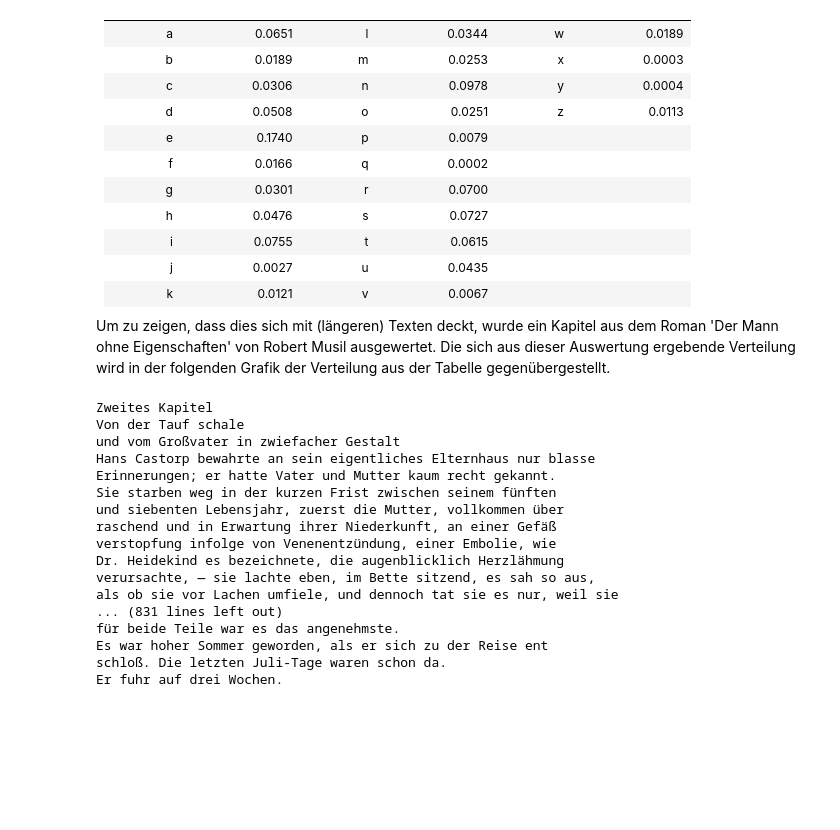
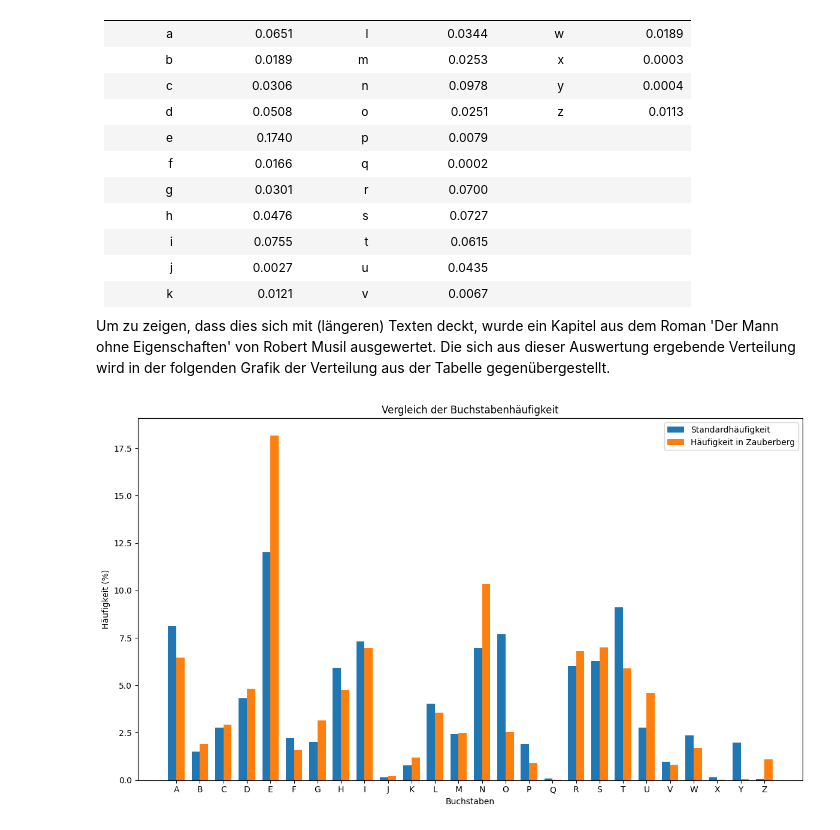
Before and after one commit to SkriptenMk/I_fP_24-28, a Jupyter notebook: docs/250919_vigenere/vigenere.ipynb, the cells around one changed output. Drawn from its saved outputs; the diff is of its cells as text; code cells hidden in the pictures; blank space fills up the shorter version.

Commit message:
Analysiere die Buchstabenverteilung im Zauberberg

```diff
--- a/docs/250919_vigenere/vigenere.ipynb
+++ b/docs/250919_vigenere/vigenere.ipynb
@@ -38,23 +38,3 @@ with pdfplumber.open("C:/Users/jcms/Zotero/storage/Q44XL4TW/Mann_1989_Der Zauber
     for i, pg in enumerate(pages):
         if i >= 23 and i < 42:
             text += pages[i].extract_text() + "\n"
-# %%
-print(text)
-# %% [output]
-Zweites Kapitel
-Von der Tauf schale
-und vom Großvater in zwiefacher Gestalt
-Hans Castorp bewahrte an sein eigentliches Elternhaus nur blasse
-Erinnerungen; er hatte Vater und Mutter kaum recht gekannt.
-Sie starben weg in der kurzen Frist zwischen seinem fünften
-und siebenten Lebensjahr, zuerst die Mutter, vollkommen über­
-raschend und in Erwartung ihrer Niederkunft, an einer Gefäß­
-verstopfung infolge von Venenentzündung, einer Embolie, wie
-Dr. Heidekind es bezeichnete, die augenblicklich Herzlähmung
-verursachte, — sie lachte eben, im Bette sitzend, es sah so aus,
-als ob sie vor Lachen umfiele, und dennoch tat sie es nur, weil sie
-... (831 lines left out)
-für beide Teile war es das angenehmste.
-Es war hoher Sommer geworden, als er sich zu der Reise ent­
-schloß. Die letzten Juli-Tage waren schon da.
-Er fuhr auf drei Wochen.
@@ -60,0 +72,3 @@ Er fuhr auf drei Wochen.
+# %%
+zauberberg = text_cleaning(text)
+file_writer('zauberberg_bereinigt.txt', zauberberg)
@@ -60,0 +124,33 @@ Er fuhr auf drei Wochen.
+# %%
+df = pd.DataFrame.from_dict([standard_frequency, frequency_zauberberg])
+df.index = ['Standard Frequency', 'Zauberberg Frequency']
+dft = df.T
+dft = dft.sort_index()
+dft['Standard Frequency'] = dft['Standard Frequency'].astype(float)
+dft['Zauberberg Frequency'] = dft['Zauberberg Frequency'].astype(float)
+# %%
+# --- Erstellen Sie das Side-by-Side-Balkendiagramm ---
+# Legen Sie die Breite der Balken fest
+bar_width = 0.35
+
+# Verwenden Sie den Index des transponierten DataFrames (dft)
+x = np.arange(len(dft.index))
+
+fig, ax = plt.subplots(figsize=(12, 7))
+
+# Zeichnen Sie die Balken für die beiden Spalten aus dft
+ax.bar(x - bar_width/2, dft['Standard Frequency'], bar_width, label='Standardhäufigkeit')
+ax.bar(x + bar_width/2, dft['Zauberberg Frequency'], bar_width, label='Häufigkeit in Zauberberg')
+
+ax.set_xticks(x)
+ax.set_xticklabels(dft.index)
+
+ax.set_xlabel('Buchstaben')
+ax.set_ylabel('Häufigkeit (%)')
+ax.set_title('Vergleich der Buchstabenhäufigkeit')
+ax.legend()
+plt.tight_layout()
+
+plt.show()
+# %% [output]
+[figure, added]
```
Also changed, not shown: parts of 2 cells of this notebook, 1 other file.
